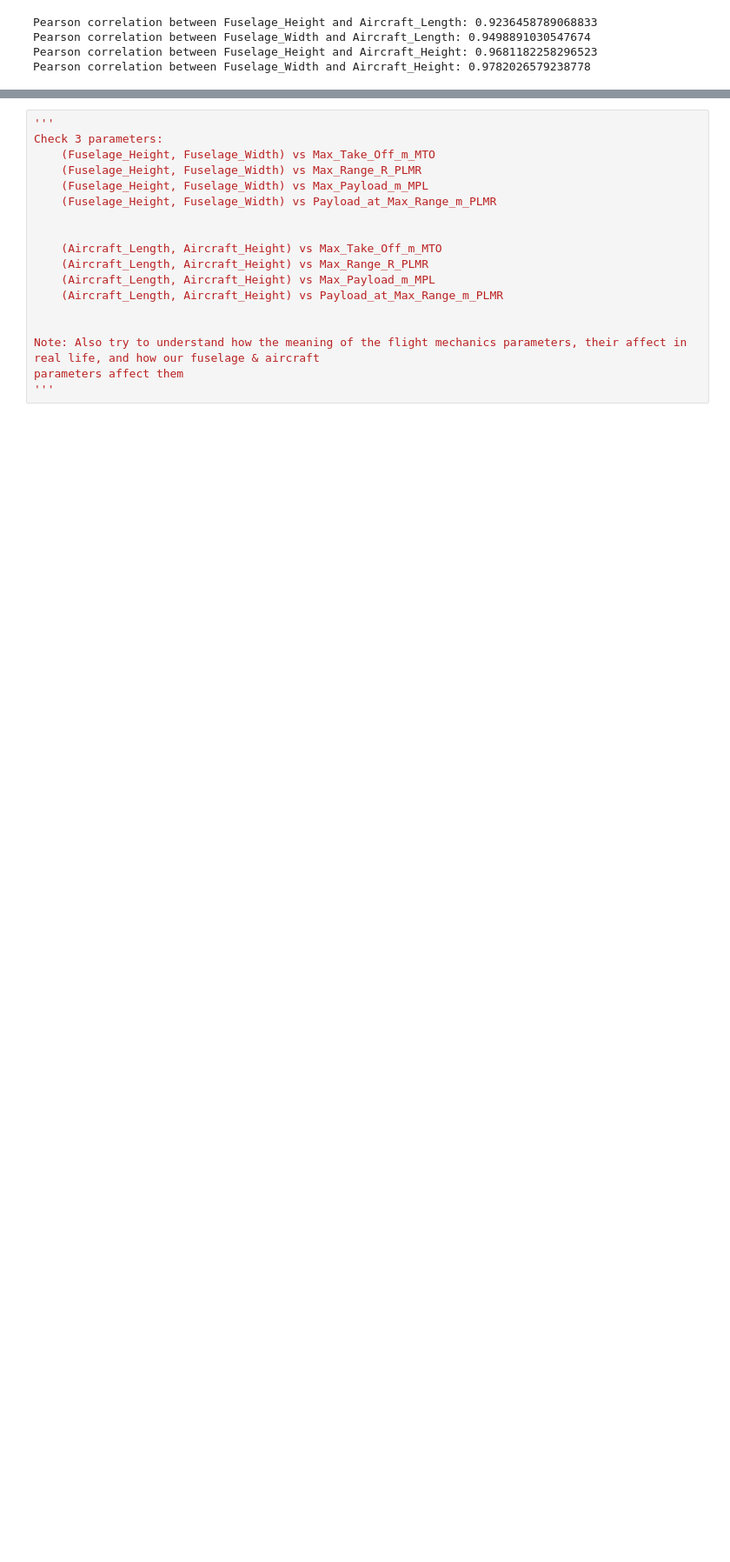
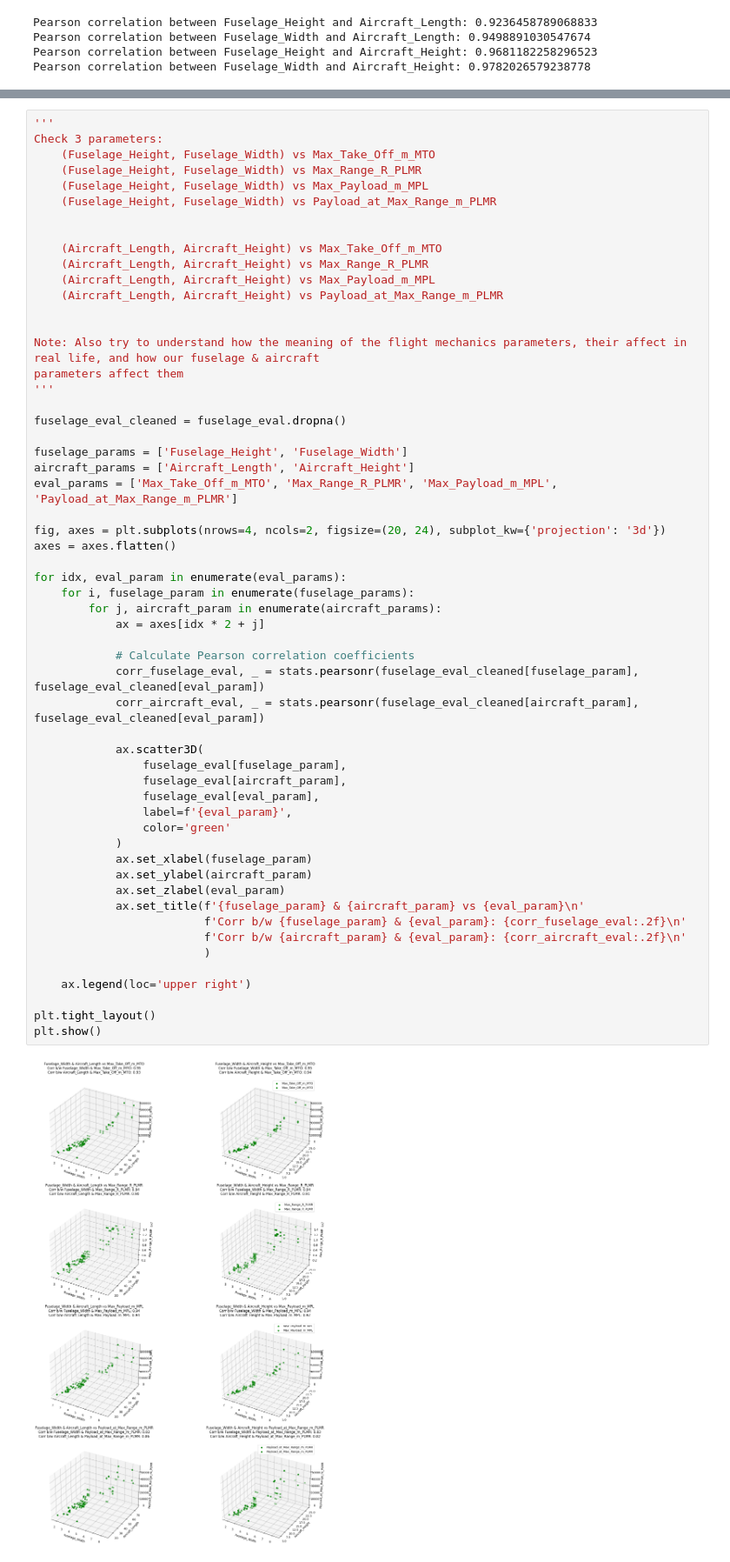
Before and after one commit to stahir01/Master-Thesis, a Jupyter notebook: Master_Thesis_Datasets_NewVersion.ipynb, the cells around one changed output, grey strips where cells are left out. Shown at 87% size. Cells and saved outputs as stored; diff of their text form; blank space fills up the shorter version.

Commit message:
Added Fuselage vs Flight Mechanics Parameters

```diff
--- a/Master_Thesis_Datasets_NewVersion.ipynb
+++ b/Master_Thesis_Datasets_NewVersion.ipynb
@@ -2530,18 +2508,58 @@ One surprising correlation is between fuselage width and aircraft height. The da
 # %%
 '''
 Check 3 parameters:
     (Fuselage_Height, Fuselage_Width) vs Max_Take_Off_m_MTO
     (Fuselage_Height, Fuselage_Width) vs Max_Range_R_PLMR
     (Fuselage_Height, Fuselage_Width) vs Max_Payload_m_MPL
     (Fuselage_Height, Fuselage_Width) vs Payload_at_Max_Range_m_PLMR
 
 
     (Aircraft_Length, Aircraft_Height) vs Max_Take_Off_m_MTO
     (Aircraft_Length, Aircraft_Height) vs Max_Range_R_PLMR
     (Aircraft_Length, Aircraft_Height) vs Max_Payload_m_MPL
     (Aircraft_Length, Aircraft_Height) vs Payload_at_Max_Range_m_PLMR
 
 
 Note: Also try to understand how the meaning of the flight mechanics parameters, their affect in real life, and how our fuselage & aircraft
 parameters affect them
 '''
+
+fuselage_eval_cleaned = fuselage_eval.dropna()
+
+fuselage_params = ['Fuselage_Height', 'Fuselage_Width']
+aircraft_params = ['Aircraft_Length', 'Aircraft_Height']
+eval_params = ['Max_Take_Off_m_MTO', 'Max_Range_R_PLMR', 'Max_Payload_m_MPL', 'Payload_at_Max_Range_m_PLMR']
+
+fig, axes = plt.subplots(nrows=4, ncols=2, figsize=(20, 24), subplot_kw={'projection': '3d'})
+axes = axes.flatten()
+
+for idx, eval_param in enumerate(eval_params):
+    for i, fuselage_param in enumerate(fuselage_params):
+        for j, aircraft_param in enumerate(aircraft_params):
+            ax = axes[idx * 2 + j]
+
+            # Calculate Pearson correlation coefficients
+            corr_fuselage_eval, _ = stats.pearsonr(fuselage_eval_cleaned[fuselage_param], fuselage_eval_cleaned[eval_param])
+            corr_aircraft_eval, _ = stats.pearsonr(fuselage_eval_cleaned[aircraft_param], fuselage_eval_cleaned[eval_param])
+
+            ax.scatter3D(
+                fuselage_eval[fuselage_param],
+                fuselage_eval[aircraft_param],
+                fuselage_eval[eval_param],
+                label=f'{eval_param}',
+                color='green'
+            )
+            ax.set_xlabel(fuselage_param)
+            ax.set_ylabel(aircraft_param)
+            ax.set_zlabel(eval_param)
+            ax.set_title(f'{fuselage_param} & {aircraft_param} vs {eval_param}\n'
+                         f'Corr b/w {fuselage_param} & {eval_param}: {corr_fuselage_eval:.2f}\n'
+                         f'Corr b/w {aircraft_param} & {eval_param}: {corr_aircraft_eval:.2f}\n'
+                         )
+
+    ax.legend(loc='upper right')
+
+plt.tight_layout()
+plt.show()
+# %% [output]
+[figure, added]
```
Also changed, not shown: parts of 21 cells of this notebook.
